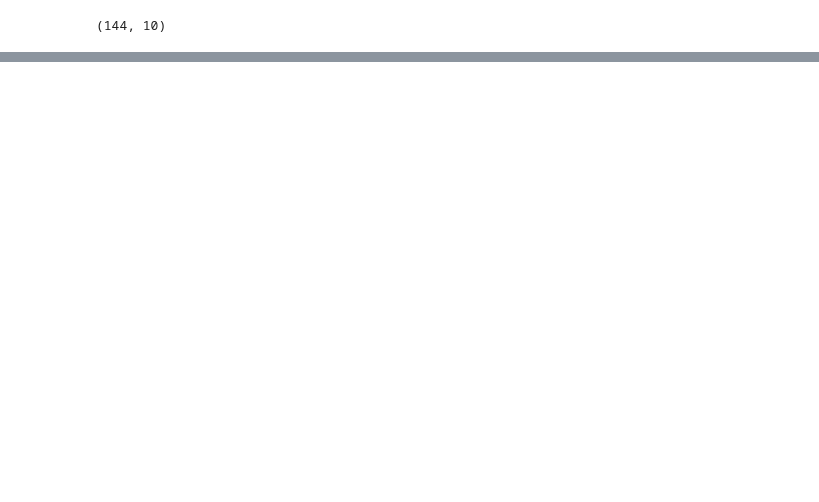
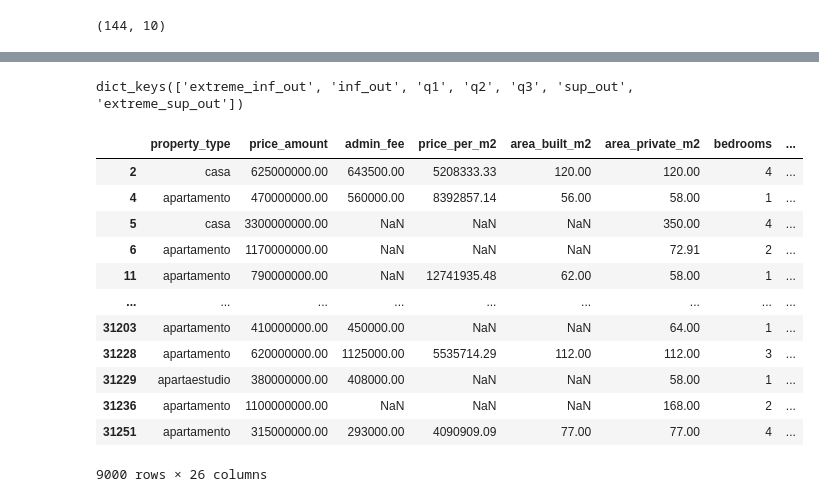
Before and after one commit to juanpablocarrillohortua/proyecto_finca_raiz_colombia, a Jupyter notebook: notebooks/data_cleaning.ipynb, the cells around one changed output, grey strips where cells are left out. Cells and saved outputs as stored; diff of their text form; code cells hidden in the pictures; blank space fills up the shorter version.

```diff
--- a/notebooks/data_cleaning.ipynb
+++ b/notebooks/data_cleaning.ipynb
@@ -575,0 +580,6 @@ mar_results_df.shape
+# %%
+pd.set_option('display.float_format', lambda x: '%.2f' % x)
+# %%
+df = df[df["price_amount"] != 0]
+# %%
+df["log_price_amount"] = np.log(df["price_amount"])
@@ -575,0 +596,4 @@ mar_results_df.shape
+# %%
+locality_treatment.keys()
+# %% [output]
+dict_keys(['extreme_inf_out', 'inf_out', 'q1', 'q2', 'q3', 'sup_out', 'extreme_sup_out'])
@@ -575,0 +644,18 @@ mar_results_df.shape
+# %%
+mask = df.apply(lambda row: single_bbox_inside(row["latitude"], row["longitude"], LOCALITIES["Usaquén"]), axis=1)
+# %%
+df[mask]
+# %% [output]
+|  | property_type | price_amount | admin_fee | price_per_m2 | area_built_m2 | area_private_m2 | bedrooms | ... |
+| 2 | casa | 625000000.00 | 643500.00 | 5208333.33 | 120.00 | 120.00 | 4 | ... |
+| 4 | apartamento | 470000000.00 | 560000.00 | 8392857.14 | 56.00 | 58.00 | 1 | ... |
+| 5 | casa | 3300000000.00 | NaN | NaN | NaN | 350.00 | 4 | ... |
+| 6 | apartamento | 1170000000.00 | NaN | NaN | NaN | 72.91 | 2 | ... |
+| 11 | apartamento | 790000000.00 | NaN | 12741935.48 | 62.00 | 58.00 | 1 | ... |
+| ... | ... | ... | ... | ... | ... | ... | ... | ... |
+| 31203 | apartamento | 410000000.00 | 450000.00 | NaN | NaN | 64.00 | 1 | ... |
+| 31228 | apartamento | 620000000.00 | 1125000.00 | 5535714.29 | 112.00 | 112.00 | 3 | ... |
+| 31229 | apartaestudio | 380000000.00 | 408000.00 | NaN | NaN | 58.00 | 1 | ... |
+| 31236 | apartamento | 1100000000.00 | NaN | NaN | NaN | 168.00 | 2 | ... |
+| 31251 | apartamento | 315000000.00 | 293000.00 | 4090909.09 | 77.00 | 77.00 | 4 | ... |
+9000 rows × 26 columns
```
Also changed, not shown: parts of 18 cells of this notebook, 1 other file.
